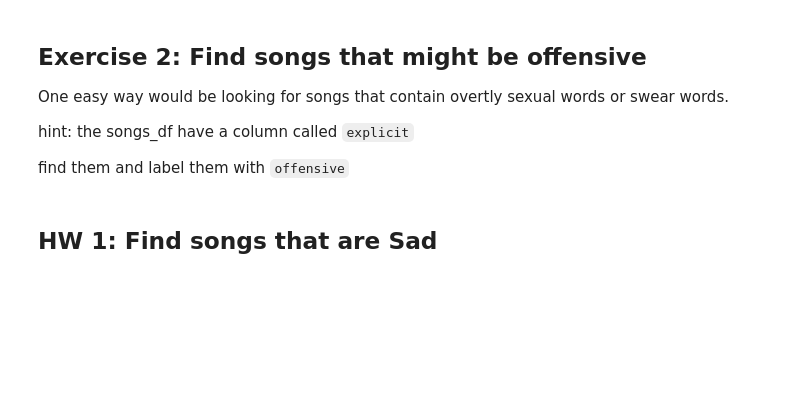
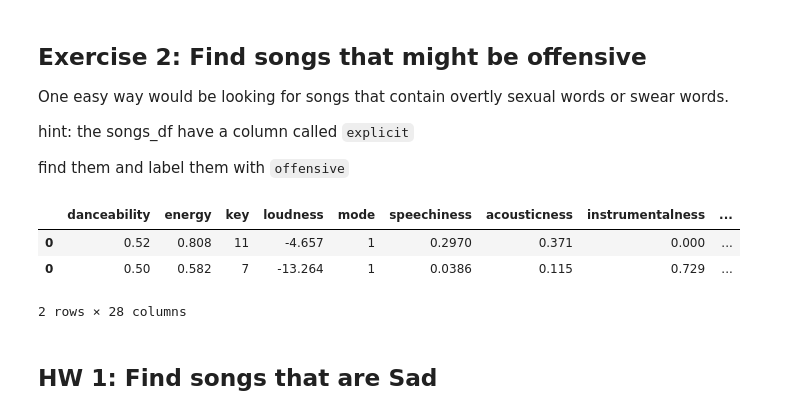
Before and after one commit to Minyoung929Kim/Music-Recommendation, a Jupyter notebook: lyrics.ipynb, the cells around one changed output. Saved outputs shown, nothing was run; the diff lists cells and outputs as text; code cells hidden in the pictures; blank space fills up the shorter version.

```diff
--- a/lyrics.ipynb
+++ b/lyrics.ipynb
@@ -101,6 +209,14 @@ hint: the songs_df have a column called `explicit`
 
 
 find them and label them with `offensive`
+# %%
+for_offensive_songs = songs_df[songs_df['explicit'] == True]
+for_offensive_songs
+# %% [output]
+|  | danceability | energy | key | loudness | mode | speechiness | acousticness | instrumentalness | ... |
+| 0 | 0.52 | 0.808 | 11 | -4.657 | 1 | 0.2970 | 0.371 | 0.000 | ... |
+| 0 | 0.50 | 0.582 | 7 | -13.264 | 1 | 0.0386 | 0.115 | 0.729 | ... |
+2 rows × 28 columns
 # %% [markdown]
 ## HW 1: Find songs that are Sad
 # %% [markdown]
```
Also changed, not shown: parts of 17 cells of this notebook.
